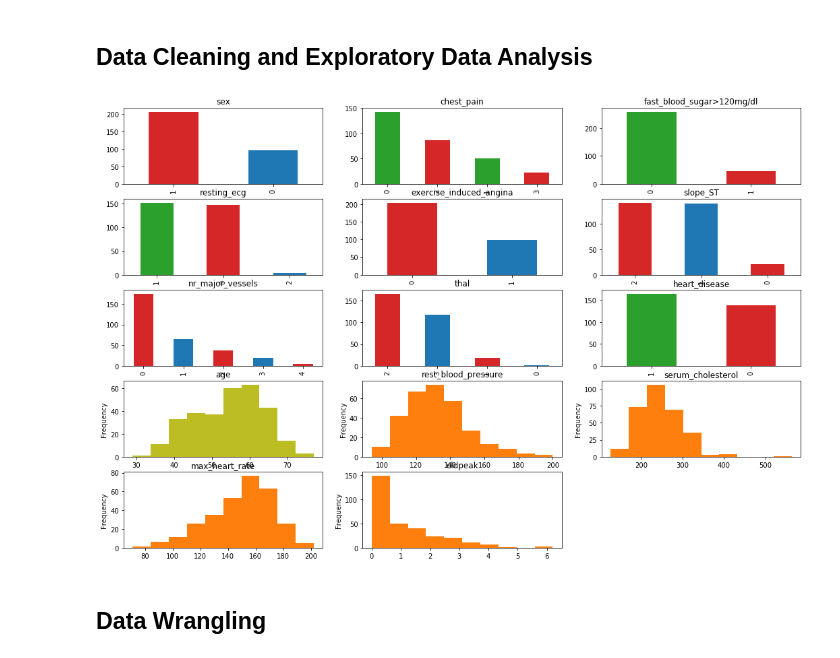
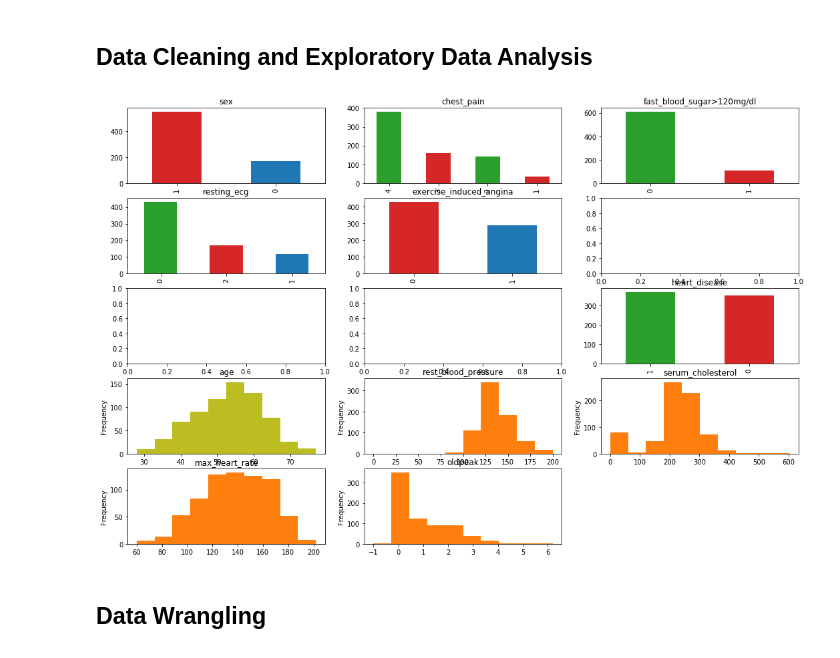
Before and after one commit to SebastianReimer/Classification_clinical_data, a Jupyter notebook: notebooks/Classification_Notebook.ipynb, the cells around one changed output. Saved outputs shown, nothing was run; the diff lists cells and outputs as text; code cells hidden in the pictures.

```diff
--- a/notebooks/Classification_Notebook.ipynb
+++ b/notebooks/Classification_Notebook.ipynb
@@ -19,9 +19,9 @@ from sklearn.model_selection import StratifiedKFold
 #dict for dtypes
 dtypes = {'age':'int64', 'sex':'category','cp':'category','trestbps':'int64',
           'chol':'int64' ,'restecg':'category','thalach':'int64', 'exang':'category',
-          'oldpeak':'float64', 'slope':'category','ca':'category','target':'int64', 'fbs':'category', 'thal':'category' }
+          'oldpeak':'float64','target':'int64', 'fbs':'category'}
 
-df_data_raw = pd.read_csv('/data/heart.csv',dtype=dtypes)
+df_data_raw = pd.read_csv('/data/integrated_11_cleaned.csv',dtype=dtypes)
 # %% [markdown]
 ## Data Cleaning and Exploratory Data Analysis
 # %%
@@ -32,39 +32,37 @@ rename_col = {'cp':'chest_pain',
               'fbs':'fast_blood_sugar>120mg/dl',
               'restecg':'resting_ecg',
               'thalach':'max_heart_rate',
             'exang':'exercise_induced_angina',
-             'slope':'slope_ST',
-              'ca':'nr_major_vessels',
               'target':'heart_disease'}
 
 df_data_raw.rename(rename_col,axis='columns', inplace=True)
 df_data = df_data_raw
 
 
 fig, axes = plt.subplots(nrows=5,ncols=3,figsize=(18,12))
 
 df_data['sex'].value_counts().plot(kind='bar', color=['tab:red', 'tab:blue'],ax=axes[0,0], title='sex')
 df_data['chest_pain'].value_counts().plot(kind='bar', color=['tab:green', 'tab:red'], ax=axes[0,1], title='chest_pain')
 df_data['fast_blood_sugar>120mg/dl'].value_counts().plot(kind='bar', color=['tab:green', 'tab:red'],ax=axes[0,2], title='fast_blood_sugar>120mg/dl')
 df_data['resting_ecg'].value_counts().plot(kind='bar', color=['tab:green', 'tab:red', 'tab:blue', 'tab:purple', 'tab:cyan'],ax=axes[1,0], title='resting_ecg')
 df_data['exercise_induced_angina'].value_counts().plot(kind='bar', color=['tab:red', 'tab:blue'],ax=axes[1,1], title='exercise_induced_angina')
-df_data['slope_ST'].value_counts().plot(kind='bar', color=['tab:red', 'tab:blue'],ax=axes[1,2], title='slope_ST')
-df_data['nr_major_vessels'].value_counts().plot(kind='bar', color=['tab:red', 'tab:blue'],ax=axes[2,0], title='nr_major_vessels')
-df_data['thal'].value_counts().plot(kind='bar', color=['tab:red', 'tab:blue'],ax=axes[2,1], title='thal')
+#df_data['slope_ST'].value_counts().plot(kind='bar', color=['tab:red', 'tab:blue'],ax=axes[1,2], title='slope_ST')
+#df_data['nr_major_vessels'].value_counts().plot(kind='bar', color=['tab:red', 'tab:blue'],ax=axes[2,0], title='nr_major_vessels')
+#df_data['thal'].value_counts().plot(kind='bar', color=['tab:red', 'tab:blue'],ax=axes[2,1], title='thal')
 df_data['heart_disease'].value_counts().plot(kind='bar', color=['tab:green', 'tab:red'],ax=axes[2,2], title='heart_disease')
 
 
 df_data['age'].plot(kind='hist',title='age', color='tab:olive',ax=axes[3,0])
 df_data['rest_blood_pressure'].plot(kind='hist',title='rest_blood_pressure', color='tab:orange', ax=axes[3,1])
 df_data['serum_cholesterol'].plot(kind='hist',title='serum_cholesterol', color='tab:orange', ax=axes[3,2])
 df_data['max_heart_rate'].plot(kind='hist',title='max_heart_rate', color='tab:orange', ax=axes[4,0])
 df_data['oldpeak'].plot(kind='hist',title='oldpeak', color='tab:orange', ax=axes[4,1])
 
 
 
 fig.delaxes(axes[4][2])
 # %% [output]
-[figure, old version]
+[figure, new version]
 # %% [markdown]
 ## Data Wrangling
 # %%
```
Also changed, not shown: parts of 8 cells of this notebook.
